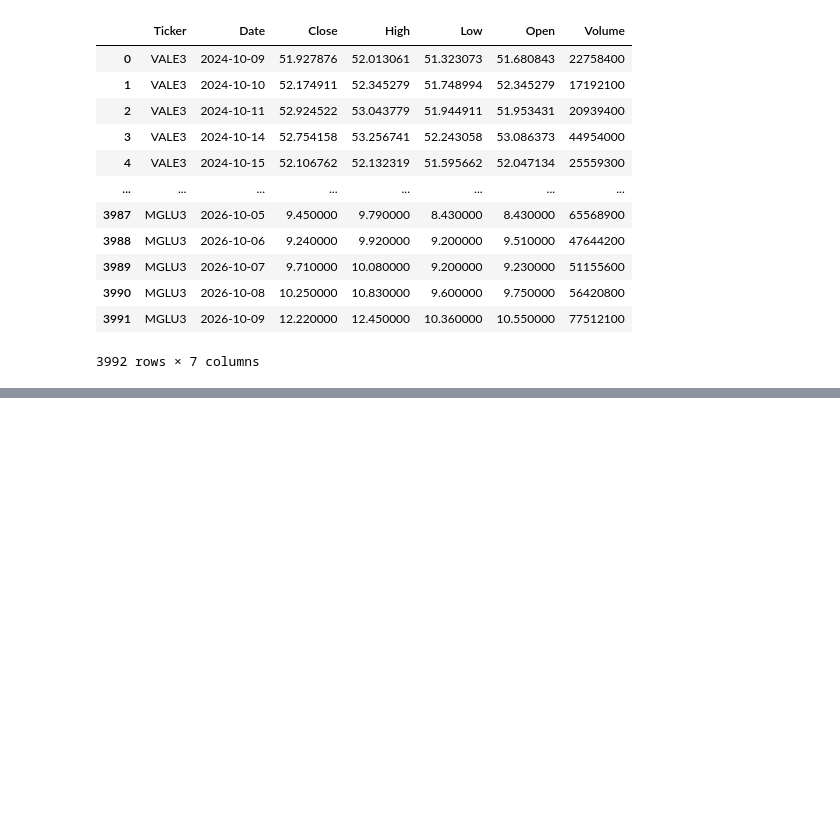
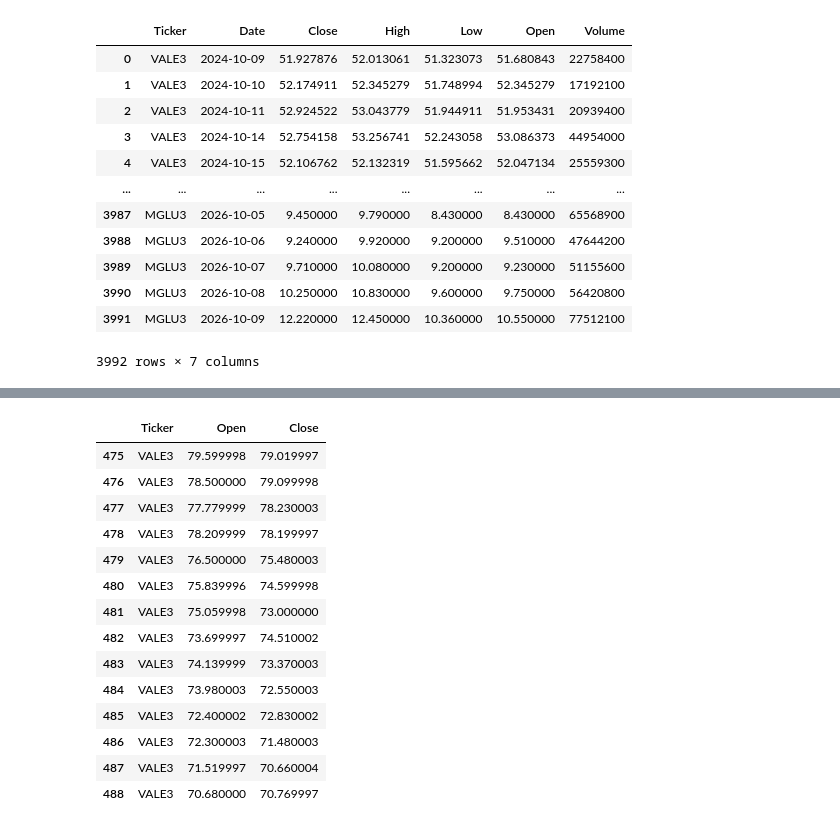
Before and after one commit to NicholasTeixeira/Descomplica--Analise-de-Dados-, a Jupyter notebook: notebooks/Indices.ipynb, the cells around one changed output, grey strips where cells are left out. Saved outputs shown, nothing was run; the diff lists cells and outputs as text; code cells hidden in the pictures; blank space fills up the shorter version.

```diff
--- a/notebooks/Indices.ipynb
+++ b/notebooks/Indices.ipynb
@@ -44,0 +85,19 @@ df_acoes
+# %%
+df2 = df_vale.loc[475:488, ['Ticker', 'Open', 'Close']]
+df2
+# %% [output]
+|  | Ticker | Open | Close |
+| 475 | VALE3 | 79.599998 | 79.019997 |
+| 476 | VALE3 | 78.500000 | 79.099998 |
+| 477 | VALE3 | 77.779999 | 78.230003 |
+| 478 | VALE3 | 78.209999 | 78.199997 |
+| 479 | VALE3 | 76.500000 | 75.480003 |
+| 480 | VALE3 | 75.839996 | 74.599998 |
+| 481 | VALE3 | 75.059998 | 73.000000 |
+| 482 | VALE3 | 73.699997 | 74.510002 |
+| 483 | VALE3 | 74.139999 | 73.370003 |
+| 484 | VALE3 | 73.980003 | 72.550003 |
+| 485 | VALE3 | 72.400002 | 72.830002 |
+| 486 | VALE3 | 72.300003 | 71.480003 |
+| 487 | VALE3 | 71.519997 | 70.660004 |
+| 488 | VALE3 | 70.680000 | 70.769997 |
```
Also changed, not shown: parts of 6 cells of this notebook.
